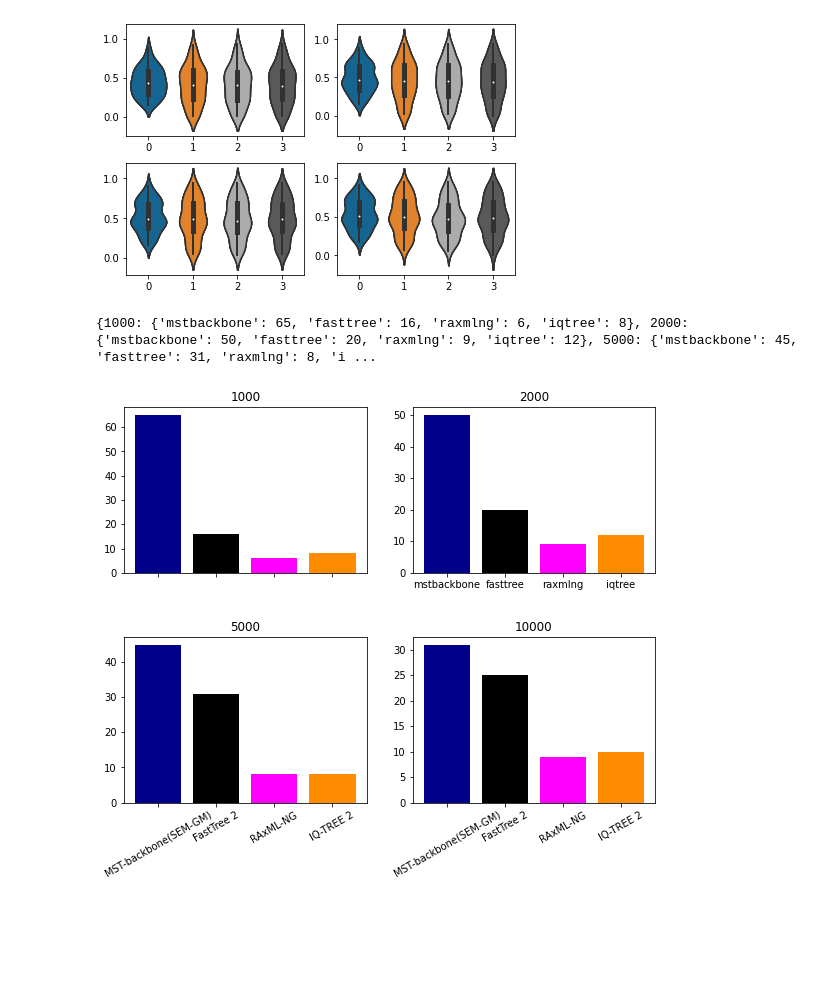
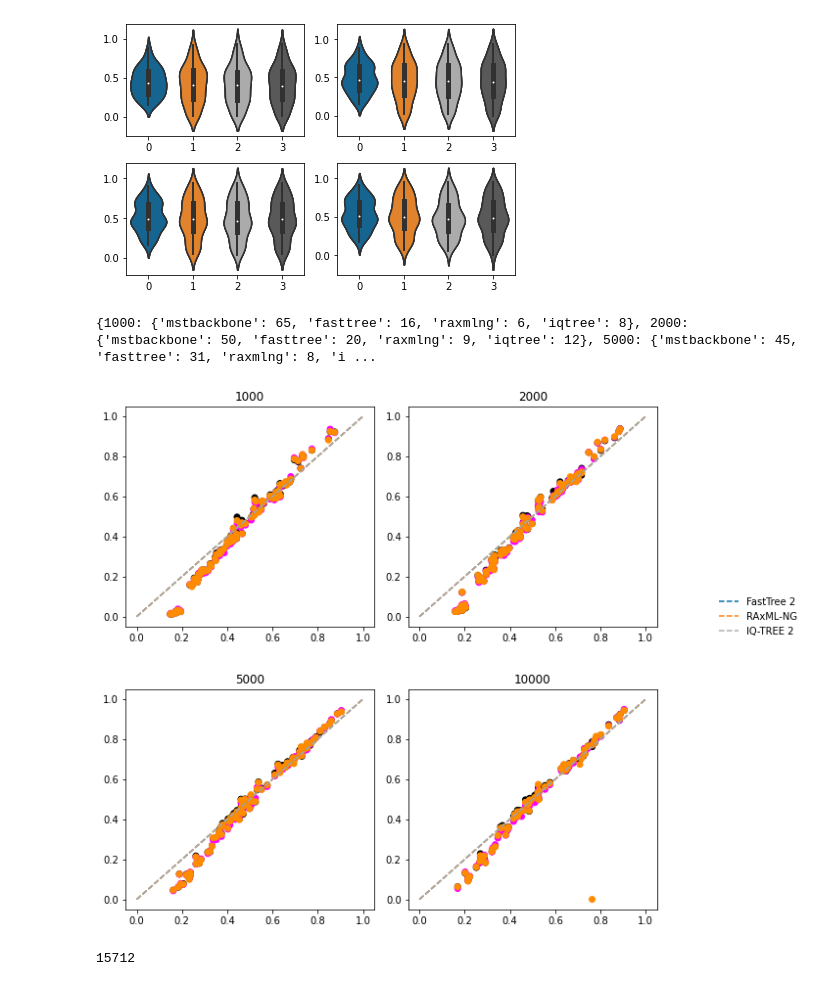
Before and after one commit to prabhavk/mst-backbone-repo, a Jupyter notebook: simulation_results.ipynb, the cells around one changed output. Saved outputs shown, nothing was run; the diff lists cells and outputs as text; code cells hidden in the pictures; blank space fills up the shorter version.

Commit message:
updated simulation results

```diff
--- a/simulation_results.ipynb
+++ b/simulation_results.ipynb
@@ -658,6 +688,7 @@ plt.show()
 # %%
 # Recall ranking
 
+from matplotlib.lines import lineStyles
 import matplotlib.pyplot as plt
 import seaborn as sb
 plt.style.use('tableau-colorblind10')
@@ -758,50 +789,79 @@ print(first_rank_count_seq_len_method)
 fig, ax = plt.subplots(2,2)
 
 # fig = plt.figure(figsize = (10, 5))
+method_colors_method_seq_len = []
+# method_colors[method] = {}
+# for seq_len in seqlen_list:
+
+plot_bar = False
+plot_scatter = True
 
 # creating the bar plot
 for seq_len in seqlen_list:
     # accuracy_seq_len = accuracy_grove[accuracy_grove["seq_len"] == seq_len]
-    for method in method_list:
+    for method in method_list[1:]:
+        method_colors_method_seq_len = method_colors_map[method] * len(recall_common_seq_len_method[seq_len][method])
         if seq_len == 1000:
+            ax[0, 0].set_title(seq_len)
+            if plot_scatter:
+                ax[0, 0].plot([0,1],[0,1],linestyle = "dashed")
+                ax[0, 0].scatter(recall_common_seq_len_method[seq_len]["mstbackbone"],recall_common_seq_len_method[seq_len][method],c=method_colors_method_seq_len)
             # ax[0, 0].bar(first_rank_count_seq_len_method[seq_len])
-            ax[0, 0].bar(first_rank_count_seq_len_method[seq_len].keys(),first_rank_count_seq_len_method[seq_len].values(),color=['darkblue','black','fuchsia','darkorange'])
+            # ax[0, 0].bar(first_rank_count_seq_len_method[seq_len].keys(),first_rank_count_seq_len_method[seq_len].values(),color=['darkblue','black','fuchsia','darkorange'])
+
             # sb.violinplot(data=recall_unrooted_list[seq_len],ax=ax[0,0])
-            ax[0, 0].set_title(seq_len)
-            ax[0, 0].set_xticklabels([" "," ", " ", " "],rotation=0)
+
+            # ax[0, 0].set_xticklabels([" "," ", " ", " "],rotation=0)
             # ax[0, 0].set_xticklabels(["MST-backbone(SEM-GM)","FastTree 2", "RAxML-NG", "IQ-TREE 2"],rotation=30)
             # ax[0, 0].xticks(rotation=30)
             # ax[0, 0].set_yscale("log")
         elif seq_len == 2000:
+            ax[0, 1].set_title(seq_len)
+            if plot_scatter:
             # sb.violinplot(data=recall_unrooted_list[seq_len],ax=ax[0,1])
-            ax[0, 1].bar(first_rank_count_seq_len_method[seq_len].keys(),first_rank_count_seq_len_method[seq_len].values(),color=['darkblue','black','fuchsia','darkorange'])
+                ax[0, 1].plot([0,1],[0,1],linestyle = "dashed")
+                ax[0, 1].scatter(recall_common_seq_len_method[seq_len]["mstbackbone"],recall_common_seq_len_method[seq_len][method],c=method_colors_method_seq_len)
+            # ax[0, 1].bar(first_rank_count_seq_len_method[seq_len].keys(),first_rank_count_seq_len_method[seq_len].values(),color=['darkblue','black','fuchsia','darkorange'])
             # ax[0, 1].violinplot(recall_unrooted_list[seq_len], pos)
-            ax[0, 1].set_title(seq_len)
-            ax[0, 1].set_xticklabels([" "," ", " ", " "],rotation=0)
+            # ax[0, 1].set_xticklabels([" "," ", " ", " "],rotation=0)
             # ax[0, 1].set_xticklabels(["MST-backbone(SEM-GM)","FastTree 2", "RAxML-NG", "IQ-TREE 2"],rotation=30)
             # ax[0, 1].xticks(rotation=30)
             # ax[0, 1].set_yscale("log")
         elif seq_len == 5000:
+            ax[1, 0].set_title(seq_len)
+            if plot_scatter:
             # sb.violinplot(data=recall_unrooted_list[seq_len],ax=ax[1,0])
-            ax[1, 0].bar(first_rank_count_seq_len_method[seq_len].keys(),first_rank_count_seq_len_method[seq_len].values(),color=['darkblue','black','fuchsia','darkorange'])
+            # ax[1, 0].bar(first_rank_count_seq_len_method[seq_len].keys(),first_rank_count_seq_len_method[seq_len].values(),color=['darkblue','black','fuchsia','darkorange'])
+                ax[1, 0].plot([0,1],[0,1],linestyle = "dashed")
+                ax[1, 0].scatter(recall_common_seq_len_method[seq_len]["mstbackbone"],recall_common_seq_len_method[seq_len][method],c=method_colors_method_seq_len)
+            # ax[1, 0].scatter(first_rank_count_seq_len_method[seq_len].keys(),first_rank_count_seq_len_method[seq_len].values(),color=['darkblue','black','fuchsia','darkorange'])
             # ax[1, 0].violinplot(recall_unrooted_list[seq_len], pos)
             # ax[1, 0].set_xticks([1,2,3,4],labels=['MST-backbone', 'FastTree', 'RAxML-NG', 'IQ-Tree'])
-            ax[1, 0].set_title(seq_len)
-            ax[1, 0].set_xticklabels(["MST-backbone(SEM-GM)","FastTree 2", "RAxML-NG", "IQ-TREE 2"],rotation=30)
+            # ax[1, 0].set_xticklabels(["MST-backbone(SEM-GM)","FastTree 2", "RAxML-NG", "IQ-TREE 2"],rotation=30)
             # ax[1, 0].xticks(rotation=30)
             # ax[1, 0].set_yscale("log")
         elif seq_len == 10000:
-            ax[1, 1].bar(first_rank_count_seq_len_method[seq_len].keys(),first_rank_count_seq_len_method[seq_len].values(),color=['darkblue','black','fuchsia','darkorange'])
             ax[1, 1].set_title(seq_len)
-            ax[1, 1].set_xticklabels(["MST-backbone(SEM-GM)","FastTree 2", "RAxML-NG", "IQ-TREE 2"],rotation=30)
+            if plot_scatter:
+                ax[1, 1].plot([0,1],[0,1],linestyle = "dashed")
+                ax[1, 1].scatter(recall_common_seq_len_method[seq_len]["mstbackbone"],recall_common_seq_len_method[seq_len][method],c=method_colors_method_seq_len)
+            # ax[1, 1].bar(first_rank_count_seq_len_method[seq_len].keys(),first_rank_count_seq_len_method[seq_len].values(),color=['darkblue','black','fuchsia','darkorange'])
+            # ax[1, 1].set_xticklabels(["MST-backbone(SEM-GM)","FastTree 2", "RAxML-NG", "IQ-TREE 2"],rotation=30)
             # ax[1, 1].xticks(rotation=30)
             # sb.violinplot(data=recall_unrooted_list[seq_len],ax=ax[1,1])
 
 fig.tight_layout(pad=-0.1)
 # plt.legend(['MST-backbone (SEM-GMM)','FastTree 2','RAxML-NG', 'IQ-TREE 2'], bbox_to_anchor=(1.6,1.2), loc ="lower right", frameon=False)
+plt.legend(['FastTree 2','RAxML-NG', 'IQ-TREE 2'], bbox_to_anchor=(1.6,1.2), loc ="lower right", frameon=False)
 fig.set_size_inches(8, 8)
-plt.savefig(results_path+"grove_recall_split_barplot.eps", dpi=100,bbox_inches='tight')
-# plt.show()
+# plt.savefig(results_path+"grove_recall_split_barplot.eps", dpi=100,bbox_inches='tight')
+# plt.savefig(results_path+"grove_recall_wrt_mstbackbone.eps", dpi=100,bbox_inches='tight')
+plt.show()
 # %% [output]
 {1000: {'mstbackbone': 65, 'fasttree': 16, 'raxmlng': 6, 'iqtree': 8}, 2000: {'mstbackbone': 50, 'fasttree': 20, 'raxmlng': 9, 'iqtree': 12}, 5000: {'mstbackbone': 45, 'fasttree': 31, 'raxmlng': 8, 'i ...
-[figure, old version]
+[figure, new version]
+# %%
+recall_common_seq_len_method[10000]["iqtree"].index(min(recall_common_seq_len_method[10000]["iqtree"]))
+tree_id_common_list[51]
+# %% [output]
+15712
```
Also changed, not shown: parts of 7 cells of this notebook.
